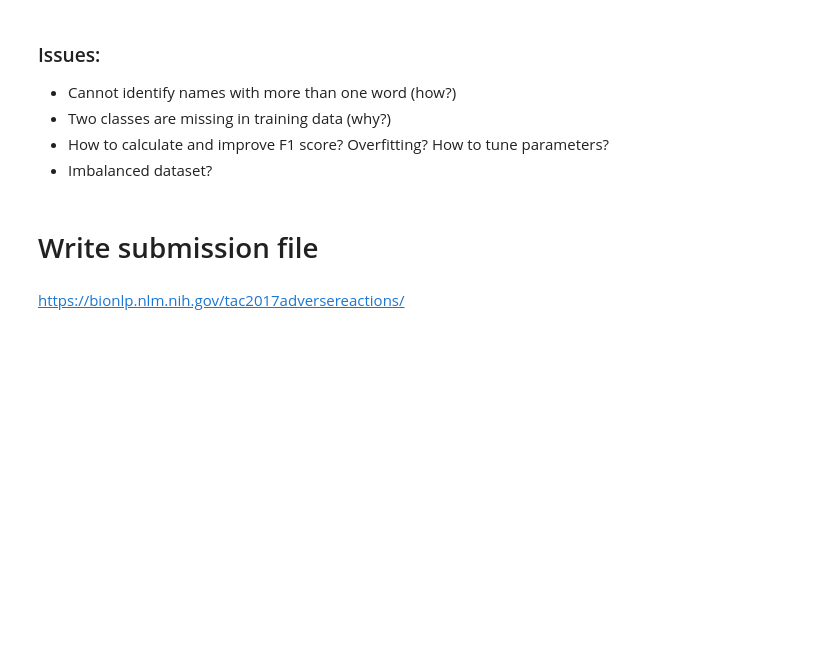
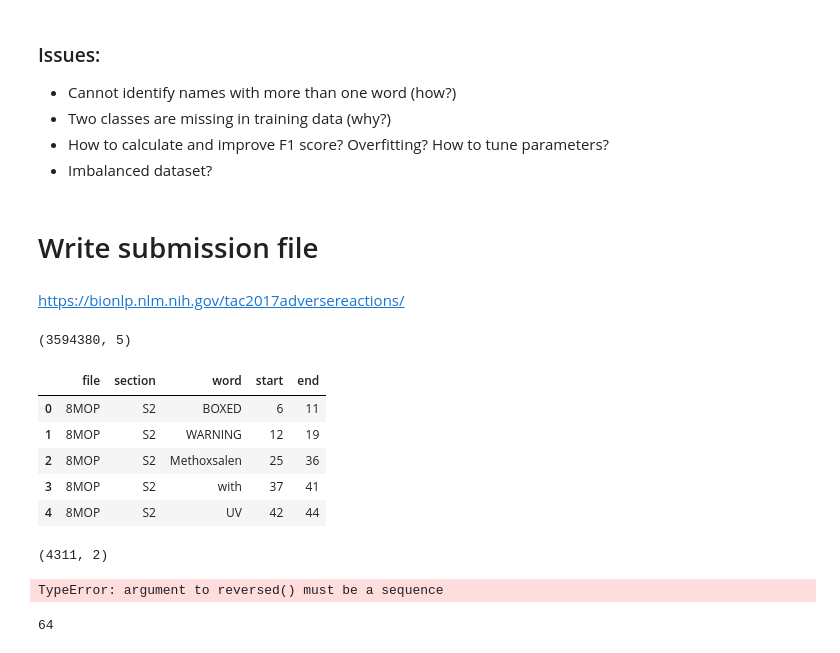
Before and after one commit to qianmx/nlp_adversedrug, a Jupyter notebook: embedding.ipynb, the cells around one changed output. Drawn from its saved outputs; the diff is of its cells as text; code cells hidden in the pictures; blank space fills up the shorter version.

```diff
--- a/embedding.ipynb
+++ b/embedding.ipynb
@@ -271,0 +326,41 @@ https://bionlp.nlm.nih.gov/tac2017adversereactions/
+# %%
+test = pd.read_csv('test.csv', header=None)
+test.columns = ['file', 'section', 'word', 'start', 'end']
+test.shape
+# %% [output]
+(3594380, 5)
+# %%
+test.head()
+# %% [output]
+|  | file | section | word | start | end |
+| 0 | 8MOP | S2 | BOXED | 6 | 11 |
+| 1 | 8MOP | S2 | WARNING | 12 | 19 |
+| 2 | 8MOP | S2 | Methoxsalen | 25 | 36 |
+| 3 | 8MOP | S2 | with | 37 | 41 |
+| 4 | 8MOP | S2 | UV | 42 | 44 |
+# %%
+all_sec = test[['file', 'section']].drop_duplicates().reset_index(drop=True)
+all_sec.shape
+# %% [output]
+(4311, 2)
+# %%
+for index, row in all_sec.iterrows():
+    temp = test[(test['file'] == row['file']) & (test['section'] == row['section'])]
+    x_new = temp['word']
+
+    X_new = [[word2ind[c] if c in word2ind else 0 for c in x] for x in x_new]
+    X_new_reverse = [[c for c in reversed(x)] for x in X_new]
+    X_new_f = pad_sequences(X_new, maxlen=maxlen)
+    X_new_b = pad_sequences(X_new_reverse, maxlen=maxlen)
+
+    pr = model.predict_classes([X_new_f, X_new_azb]).tolist()
+#     print temp['word']
+    for w, p in zip(x_new, pr[-len(X_new):]):
+        print w, ind2label[p]
+    break
+# %% [output]
+TypeError: argument to reversed() must be a sequence
+# %%
+len(X_new_f[0])
+# %% [output]
+64
```
Also changed, not shown: parts of 11 cells of this notebook, 2 other files.
